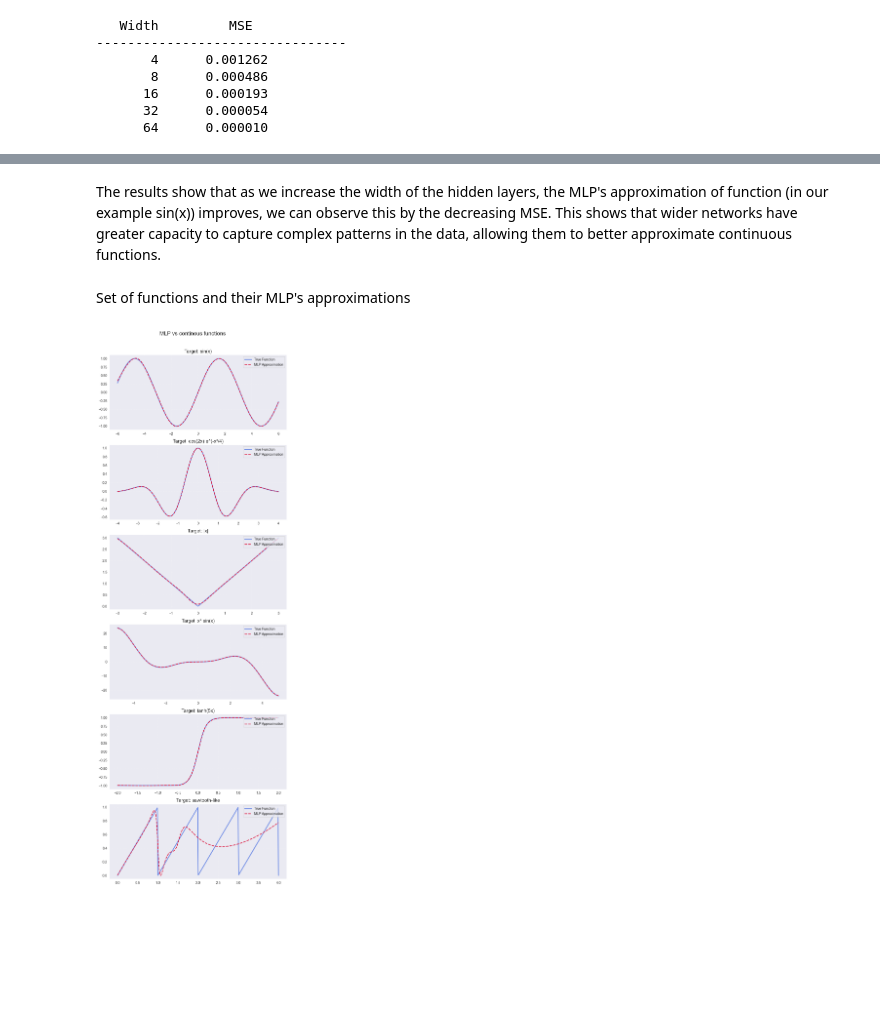
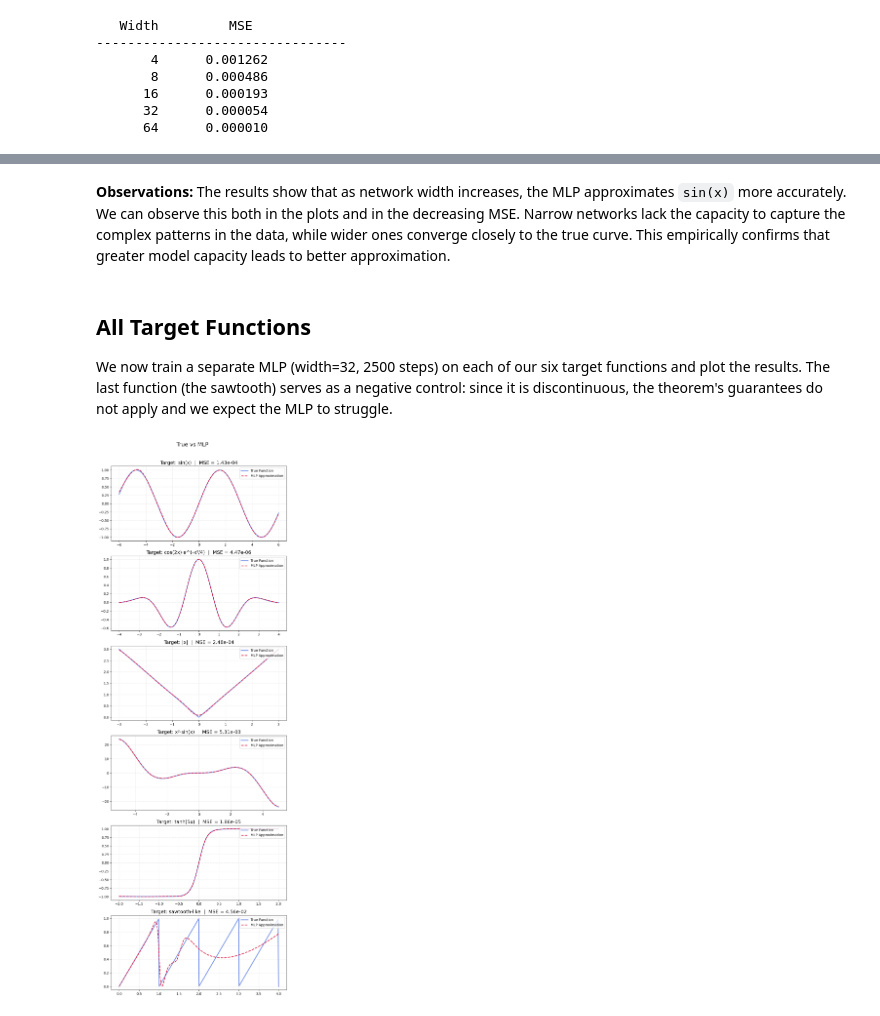
Before and after one commit to natalia0sperczynska/MLPs-Universal-Approximators, a Jupyter notebook: multi_layer_perceptrons.ipynb, the cells around one changed output, grey strips where cells are left out. Drawn from its saved outputs; the diff is of its cells as text; code cells hidden in the pictures; blank space fills up the shorter version.

Commit message:
Update notebook and add width vs fit quality chart

```diff
--- a/multi_layer_perceptrons.ipynb
+++ b/multi_layer_perceptrons.ipynb
@@ -235,3 +248,19 @@ for h in widths:
       16      0.000193
       32      0.000054
       64      0.000010
+# %%
+#width vs fit quality
+fig, axes = plt.subplots(1, len(widths), figsize=(18, 4))
+fig.suptitle("Effect of Network Width on sin(x) Approximation", fontsize=13, fontweight="bold")
+
+for ax, h in zip(axes, widths):
+    pred, mse = width_results[h]
+    ax.plot(x_w, y_w, lw=2.5, color="royalblue", label="true sin(x)")
+    ax.plot(x_w, pred, lw=2, color="crimson", linestyle="--", label=f"MLP width={h}")
+    ax.set_title(f"width = {h}\nMSE = {mse:.5f}")
+    ax.legend(fontsize=7)
+    ax.grid(True, linestyle=":", alpha=0.5)
+
+plt.tight_layout()
+plt.savefig("width_experiment.png", dpi=140, bbox_inches="tight")
+plt.show()
@@ -238,4 +269,12 @@ for h in widths:
 # %% [markdown]
-The results show that as we increase the width of the hidden layers, the MLP's approximation of function (in our example sin(x)) improves, we can observe this by the decreasing MSE. This shows that wider networks have greater capacity to capture complex patterns in the data, allowing them to better approximate continuous functions.
+**Observations:** The results show that as network width increases, the MLP approximates `sin(x)` more accurately. We can observe this both in the plots and in the decreasing MSE. Narrow networks
+lack the capacity to capture the complex patterns in the data, while wider ones converge
+closely to the true curve. This empirically confirms that greater model
+capacity leads to better approximation.
 # %% [markdown]
-Set of functions and their MLP's approximations
+## All Target Functions
+
+We now train a separate MLP (width=32, 2500 steps) on each of our six target
+functions and plot the results. The last function (the sawtooth) serves as a
+negative control: since it is discontinuous, the theorem's guarantees do
+not apply and we expect the MLP to struggle.
@@ -242,40 +304,20 @@ Set of functions and their MLP's approximations
 # %%
 trained_data = []
 
 for name, (fn, (x_min, x_max)) in TARGET_FUNCTIONS.items():
-    # generate training data for the current function
-    x_np, y_np, x_t, y_t = generate_data(fn, n=300, x_min=x_min, x_max=x_max)
+
+    x_np, y_np, x_t, y_t = generate_data(fn, n=300, x_min=x_min, x_max=x_max) # generate training data for the current function
 
     # creation and training of the MLP model
     model = MLP(hidden=32).to(device)
-    model, _ = train(model, x_t, y_t, steps=2500, lr=1e-3, record_every=2500) #second argument returned by the unction is empty because we dont need history for this part
+    model, _ = train(model, x_t, y_t, steps=2500, lr=1e-3, record_every=2500) #second argument returned by the function is empty because we dont need history for this part
 
     # without the gradient to save memory and computation
     with torch.no_grad():
         pred = model(x_t).detach().cpu().numpy()
     trained_data.append((name, x_np, y_np, pred))
 
-
-num_plots = len(trained_data)
-fig, axes = plt.subplots(nrows=num_plots, ncols=1, figsize=(8, 4 * num_plots))
-fig.suptitle("MLP vs continous functions", fontsize=16)
-
-if num_plots == 1: axes = [axes]
-
-for i, (name, x, y, pred) in enumerate(trained_data):
-    ax = axes[i]
-
-    ax.plot(x.flatten(), y.flatten(), label="True Function", color='royalblue',
-            linewidth=2.5, alpha=0.7)
-    ax.plot(x.flatten(), pred.flatten(), label="MLP Approximation", color='crimson',
-            linewidth=2, linestyle='--')
-
-    ax.set_title(f"Target: {name}", fontsize=14)
-    ax.legend(loc='upper right')
-    ax.grid(True, linestyle=':', alpha=0.6)
-
-plt.tight_layout(rect=[0, 0.03, 1, 0.97])
-plt.show()
+visualize_results(trained_data)
 # %% [output]
-[figure, old version]
+[figure, new version]
 # %% [markdown]
```
Also changed, not shown: parts of 35 cells of this notebook.
